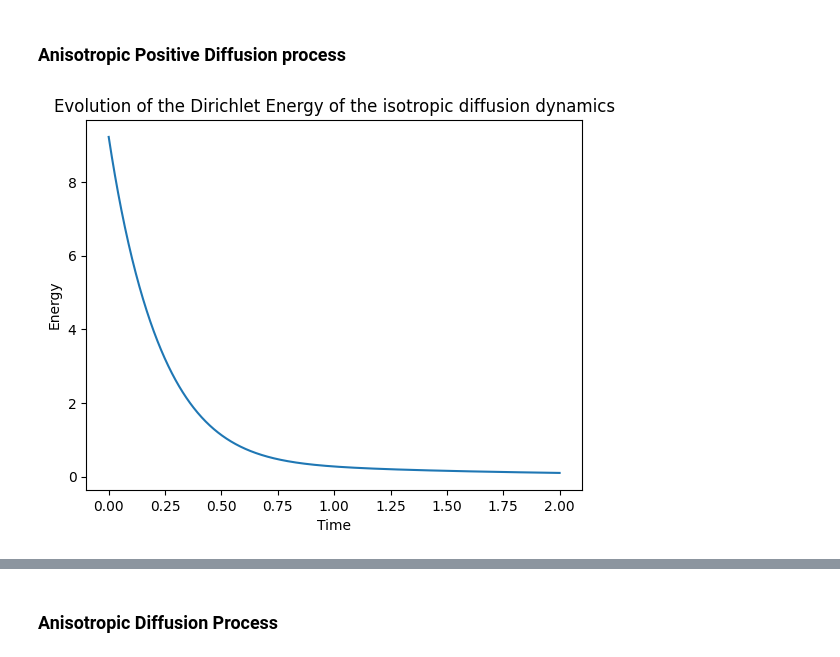
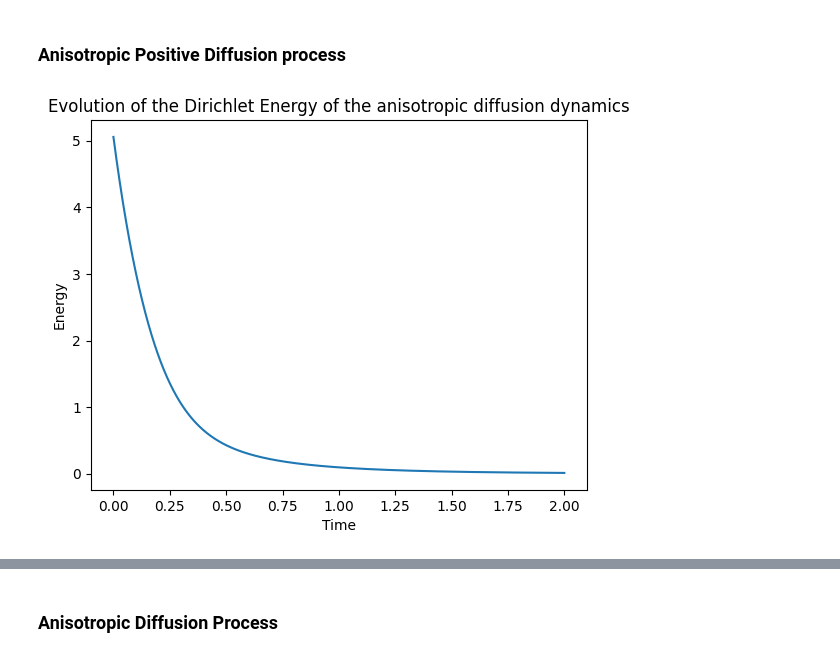
Before and after one commit to adrien-lagesse/ICL-Master-Thesis, a Jupyter notebook: diffusion.ipynb, the cells around one changed output, grey strips where cells are left out. Cells and saved outputs as stored; diff of their text form; code cells hidden in the pictures.

```diff
--- a/diffusion.ipynb
+++ b/diffusion.ipynb
@@ -26,7 +26,7 @@ def erdos_renyi(V: int, p: float, device:str = 'cpu') -> Graph:
 # %%
 V = 10
 p = 0.8
-DEVICE = 'cuda'
+DEVICE = 'cpu'
 # %%
 graph = erdos_renyi(V,p,DEVICE)
 # %% [markdown]
@@ -148,16 +148,16 @@ res = odeint(diffusion, SIGNAL.flatten().cpu().numpy(), numpy.linspace(0,2,1000)
 # %%
 energy = []
 for i in range(0,len(res)):
     signal = torch.from_numpy(res.T)[:,i:i+1].float()
     energy.append(graph.energy(signal, type = 'normal'))
 
 plt.plot(numpy.linspace(0,2,1000),energy)
-plt.title("Evolution of the Dirichlet Energy of the isotropic diffusion dynamics")
+plt.title("Evolution of the Dirichlet Energy of the anisotropic diffusion dynamics")
 plt.xlabel('Time')
 plt.ylabel('Energy')
 plt.show()
 # %% [output]
-[figure, old version]
+[figure, new version]
 # %%
 for i in range(0,1000,250):
     graph.visualize_ft(torch.from_numpy(res[i:i+1,:]).float().T, 'normal')
```
Also changed, not shown: parts of 16 cells of this notebook, 26 other files.
